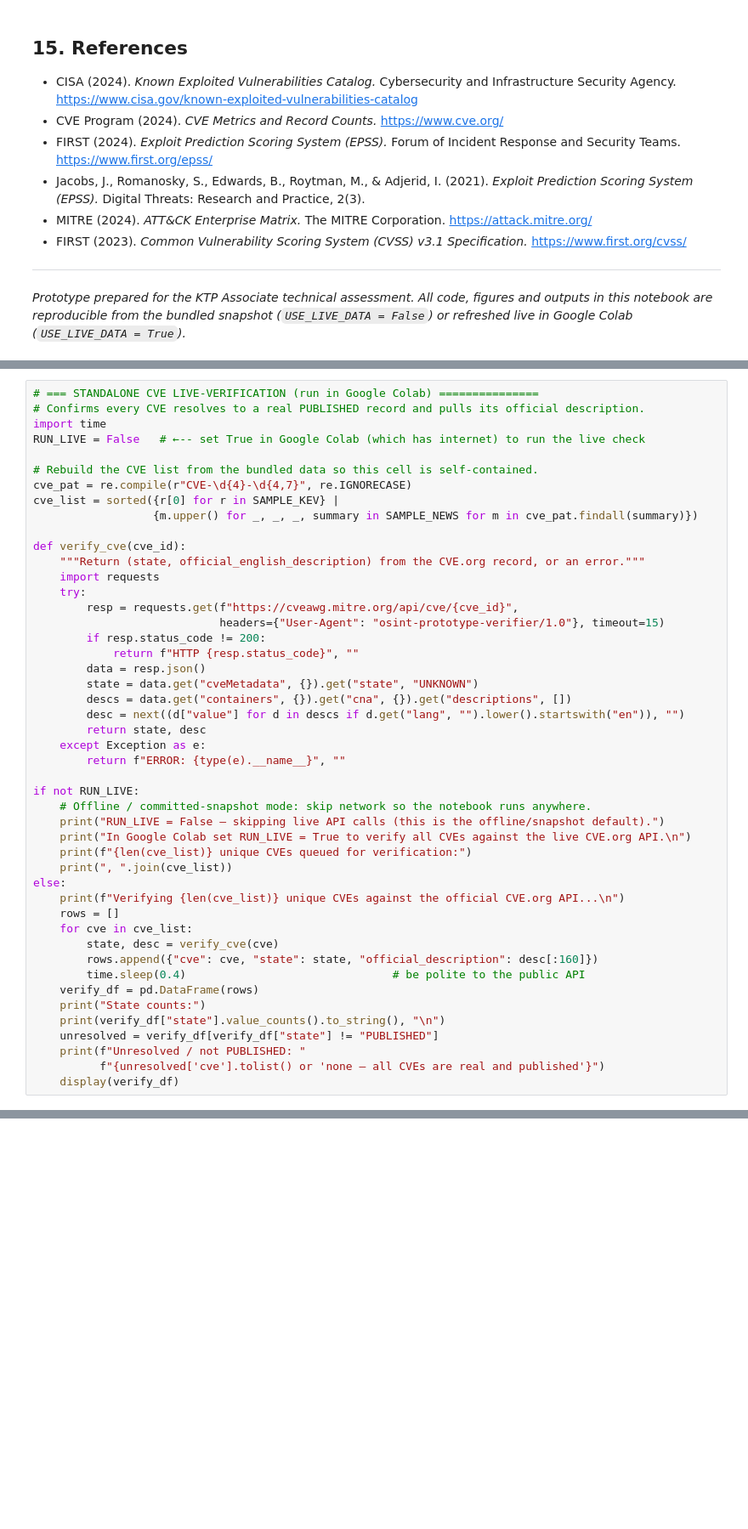
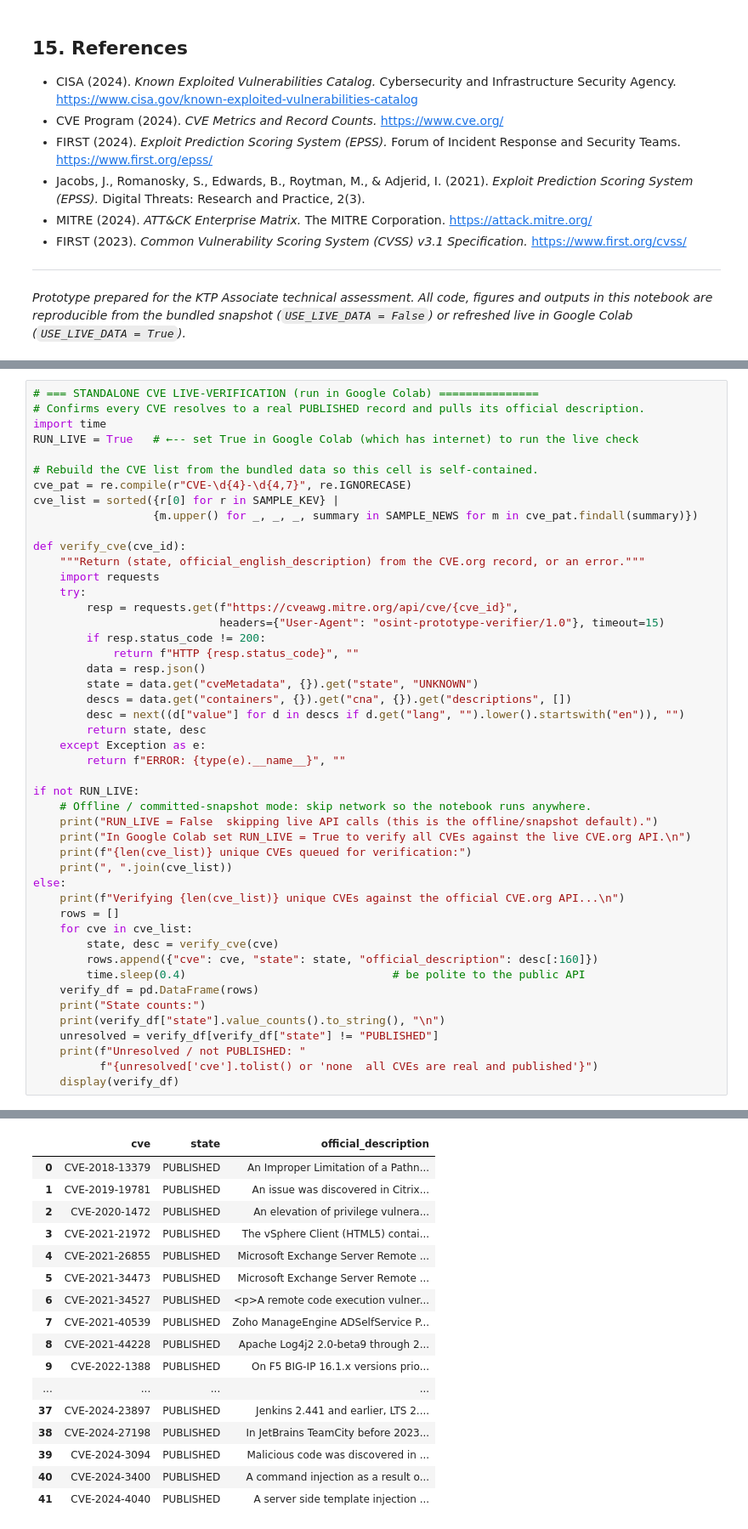
Before and after one commit to niranjoshua/AI-Driven-OSINT-Threat-Monitoring-and-Risk-Assessment-Prototype, a Jupyter notebook: notebooks/OSINT_Threat_Monitoring_Prototype.ipynb, the cells around one changed output, grey strips where cells are left out. Shown at 85% size. Drawn from its saved outputs; the diff is of its cells as text; blank space fills up the shorter version.

```diff
--- a/notebooks/OSINT_Threat_Monitoring_Prototype.ipynb
+++ b/notebooks/OSINT_Threat_Monitoring_Prototype.ipynb
@@ -1662,7 +1663,7 @@ alternative source but is rate-limited without an API key; CVE.org is used here
 # === STANDALONE CVE LIVE-VERIFICATION (run in Google Colab) ===============
 # Confirms every CVE resolves to a real PUBLISHED record and pulls its official description.
 import time
-RUN_LIVE = False   # ←‑‑ set True in Google Colab (which has internet) to run the live check
+RUN_LIVE = True   # ←‑‑ set True in Google Colab (which has internet) to run the live check
 
 # Rebuild the CVE list from the bundled data so this cell is self-contained.
 cve_pat = re.compile(r"CVE-\d{4}-\d{4,7}", re.IGNORECASE)
@@ -1687,7 +1688,7 @@ def verify_cve(cve_id):
 
 if not RUN_LIVE:
     # Offline / committed-snapshot mode: skip network so the notebook runs anywhere.
-    print("RUN_LIVE = False — skipping live API calls (this is the offline/snapshot default).")
+    print("RUN_LIVE = False  skipping live API calls (this is the offline/snapshot default).")
     print("In Google Colab set RUN_LIVE = True to verify all CVEs against the live CVE.org API.\n")
     print(f"{len(cve_list)} unique CVEs queued for verification:")
     print(", ".join(cve_list))
@@ -1703,6 +1704,6 @@ else:
     print(verify_df["state"].value_counts().to_string(), "\n")
     unresolved = verify_df[verify_df["state"] != "PUBLISHED"]
     print(f"Unresolved / not PUBLISHED: "
-          f"{unresolved['cve'].tolist() or 'none — all CVEs are real and published'}")
+          f"{unresolved['cve'].tolist() or 'none  all CVEs are real and published'}")
     display(verify_df)
 # %% [output]
@@ -1713,0 +1717,17 @@ CVE-2018-13379, CVE-2019-19781, CVE-2020-1472, CVE-2021-21972, CVE-2021-26855, C
+|  | cve | state | official_description |
+| 0 | CVE-2018-13379 | PUBLISHED | An Improper Limitation of a Pathn... |
+| 1 | CVE-2019-19781 | PUBLISHED | An issue was discovered in Citrix... |
+| 2 | CVE-2020-1472 | PUBLISHED | An elevation of privilege vulnera... |
+| 3 | CVE-2021-21972 | PUBLISHED | The vSphere Client (HTML5) contai... |
+| 4 | CVE-2021-26855 | PUBLISHED | Microsoft Exchange Server Remote ... |
+| 5 | CVE-2021-34473 | PUBLISHED | Microsoft Exchange Server Remote ... |
+| 6 | CVE-2021-34527 | PUBLISHED | <p>A remote code execution vulner... |
+| 7 | CVE-2021-40539 | PUBLISHED | Zoho ManageEngine ADSelfService P... |
+| 8 | CVE-2021-44228 | PUBLISHED | Apache Log4j2 2.0-beta9 through 2... |
+| 9 | CVE-2022-1388 | PUBLISHED | On F5 BIG-IP 16.1.x versions prio... |
+| ... | ... | ... | ... |
+| 37 | CVE-2024-23897 | PUBLISHED | Jenkins 2.441 and earlier, LTS 2.... |
+| 38 | CVE-2024-27198 | PUBLISHED | In JetBrains TeamCity before 2023... |
+| 39 | CVE-2024-3094 | PUBLISHED | Malicious code was discovered in ... |
+| 40 | CVE-2024-3400 | PUBLISHED | A command injection as a result o... |
+| 41 | CVE-2024-4040 | PUBLISHED | A server side template injection ... |
```
Also changed, not shown: parts of 55 cells of this notebook.
